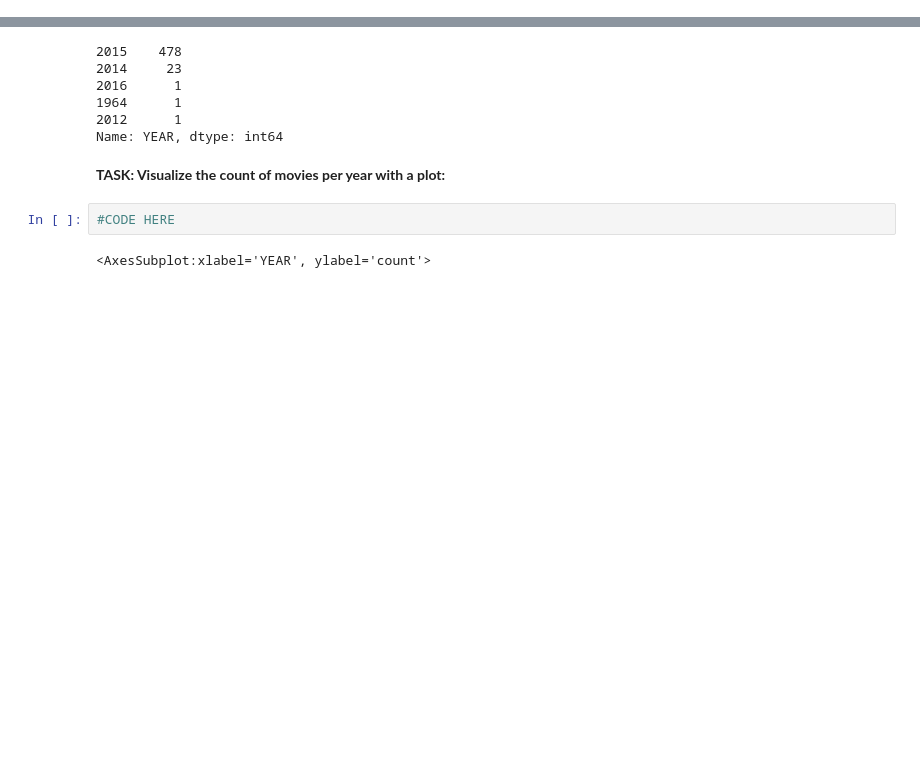
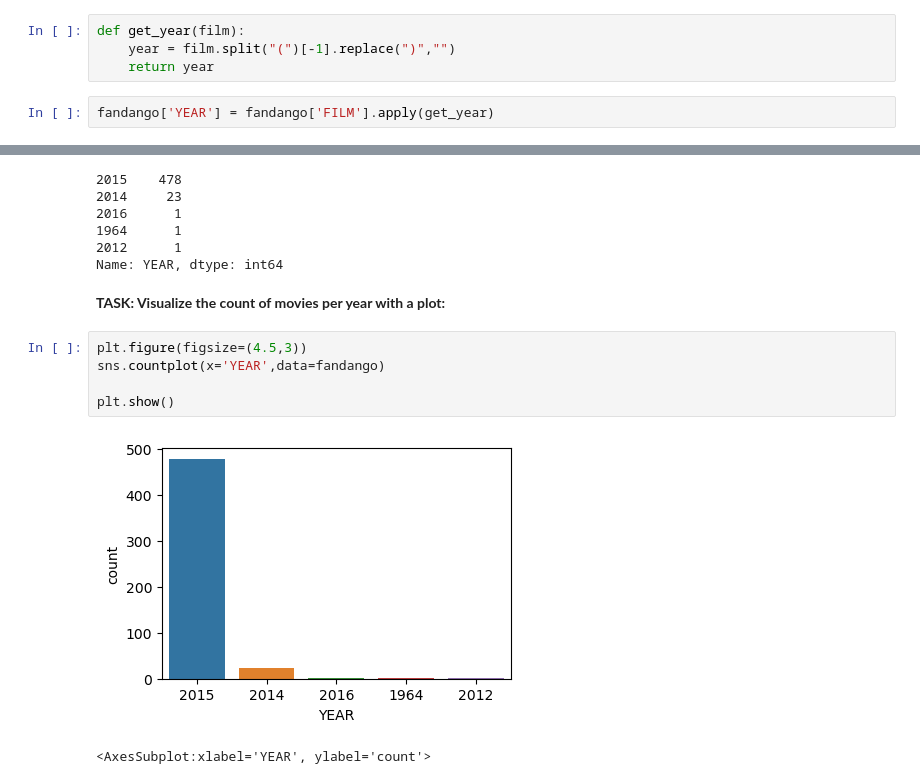
Before and after one commit to bushkhan/ML-DS-PRACTICE, a Jupyter notebook: Project1/00-Capstone-Project.ipynb, the cells around one changed output, grey strips where cells are left out. Saved outputs shown, nothing was run; the diff lists cells and outputs as text; blank space fills up the shorter version.

```diff
--- a/Project1/00-Capstone-Project.ipynb
+++ b/Project1/00-Capstone-Project.ipynb
@@ -173,0 +162,6 @@ Text(0, 0.5, 'VOTES')
+# %%
+def get_year(film):
+    year = film.split("(")[-1].replace(")","")
+    return year
+# %%
+fandango['YEAR'] = fandango['FILM'].apply(get_year)
@@ -185,8 +195,13 @@ Text(0, 0.5, 'VOTES')
 Name: YEAR, dtype: int64
 # %% [markdown]
 **TASK: Visualize the count of movies per year with a plot:**
-# %%
-#CODE HERE
+# %%
+plt.figure(figsize=(4.5,3))
+sns.countplot(x='YEAR',data=fandango)
+
+plt.show()
+# %% [output]
+[figure, added]
 # %%
 # %% [output]
 <AxesSubplot:xlabel='YEAR', ylabel='count'>
```
Also changed, not shown: parts of 20 cells of this notebook.
